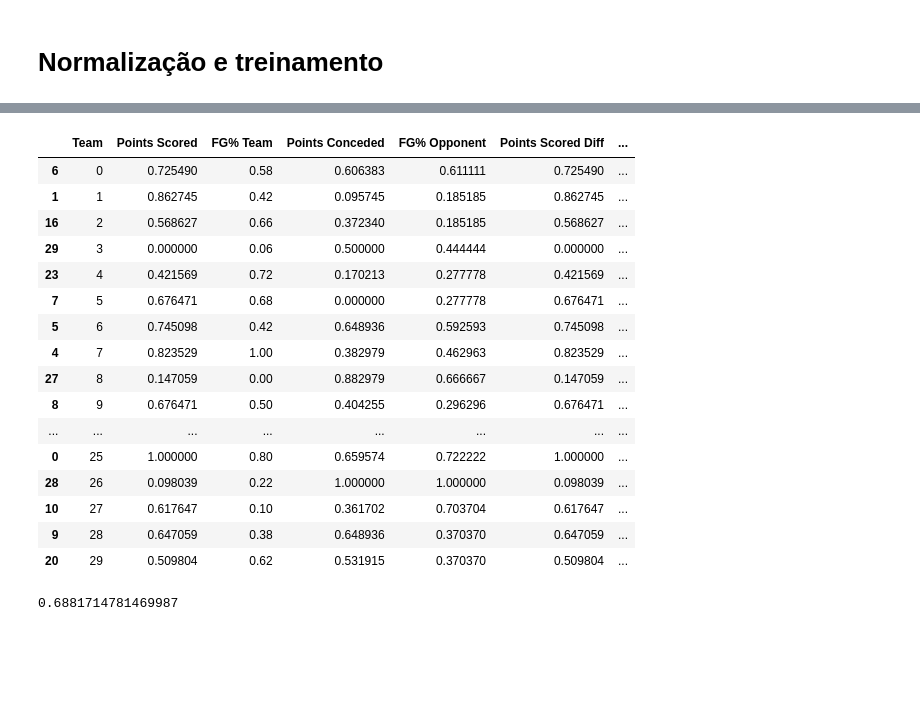
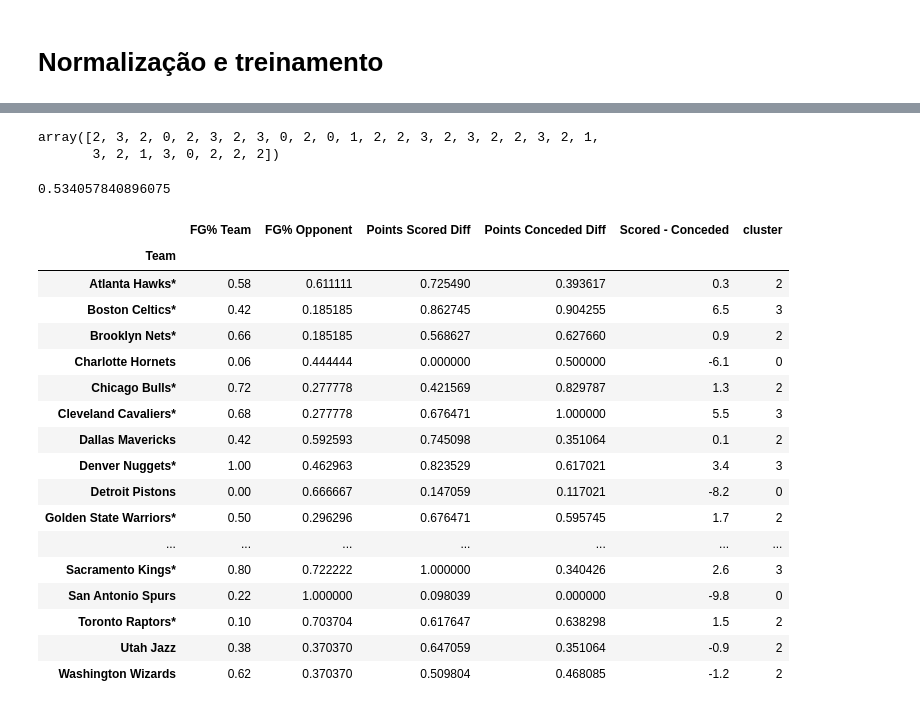
Before and after one commit to JV-Machado/NBA_team_clustering, a Jupyter notebook: NBA_Clustering.ipynb, the cells around one changed output, grey strips where cells are left out. Cells and saved outputs as stored; diff of their text form; code cells hidden in the pictures; blank space fills up the shorter version.

```diff
--- a/NBA_Clustering.ipynb
+++ b/NBA_Clustering.ipynb
@@ -178,23 +138,0 @@ df
-# %%
-kmeans = KMeans(n_clusters=13, random_state=0, n_init="auto").fit(df)
-df['cluster'] = kmeans.labels_
-# %%
-df
-# %% [output]
-|  | Team | Points Scored | FG% Team | Points Conceded | FG% Opponent | Points Scored Diff | ... |
-| 6 | 0 | 0.725490 | 0.58 | 0.606383 | 0.611111 | 0.725490 | ... |
-| 1 | 1 | 0.862745 | 0.42 | 0.095745 | 0.185185 | 0.862745 | ... |
-| 16 | 2 | 0.568627 | 0.66 | 0.372340 | 0.185185 | 0.568627 | ... |
-| 29 | 3 | 0.000000 | 0.06 | 0.500000 | 0.444444 | 0.000000 | ... |
-| 23 | 4 | 0.421569 | 0.72 | 0.170213 | 0.277778 | 0.421569 | ... |
-| 7 | 5 | 0.676471 | 0.68 | 0.000000 | 0.277778 | 0.676471 | ... |
-| 5 | 6 | 0.745098 | 0.42 | 0.648936 | 0.592593 | 0.745098 | ... |
-| 4 | 7 | 0.823529 | 1.00 | 0.382979 | 0.462963 | 0.823529 | ... |
-| 27 | 8 | 0.147059 | 0.00 | 0.882979 | 0.666667 | 0.147059 | ... |
-| 8 | 9 | 0.676471 | 0.50 | 0.404255 | 0.296296 | 0.676471 | ... |
-| ... | ... | ... | ... | ... | ... | ... | ... |
-| 0 | 25 | 1.000000 | 0.80 | 0.659574 | 0.722222 | 1.000000 | ... |
-| 28 | 26 | 0.098039 | 0.22 | 1.000000 | 1.000000 | 0.098039 | ... |
-| 10 | 27 | 0.617647 | 0.10 | 0.361702 | 0.703704 | 0.617647 | ... |
-| 9 | 28 | 0.647059 | 0.38 | 0.648936 | 0.370370 | 0.647059 | ... |
-| 20 | 29 | 0.509804 | 0.62 | 0.531915 | 0.370370 | 0.509804 | ... |
@@ -201,8 +143,36 @@ df
+# %%
+labels = ap.labels_
+labels
+# %% [output]
+array([2, 3, 2, 0, 2, 3, 2, 3, 0, 2, 0, 1, 2, 2, 3, 2, 3, 2, 2, 3, 2, 1,
+       3, 2, 1, 3, 0, 2, 2, 2])
 # %%
-silhouette_avg = silhouette_score(df, kmeans.labels_)
+silhouette_avg = silhouette_score(df, labels)
 print(silhouette_avg)
 # %% [output]
-0.6881714781469987
+0.534057840896075
+# %%
+df['cluster'] = labels
+df
+# %% [output]
+|  | FG% Team | FG% Opponent | Points Scored Diff | Points Conceded Diff | Scored - Conceded | cluster |
+| Team |  |  |  |  |  |  |
+| Atlanta Hawks* | 0.58 | 0.611111 | 0.725490 | 0.393617 | 0.3 | 2 |
+| Boston Celtics* | 0.42 | 0.185185 | 0.862745 | 0.904255 | 6.5 | 3 |
+| Brooklyn Nets* | 0.66 | 0.185185 | 0.568627 | 0.627660 | 0.9 | 2 |
+| Charlotte Hornets | 0.06 | 0.444444 | 0.000000 | 0.500000 | -6.1 | 0 |
+| Chicago Bulls* | 0.72 | 0.277778 | 0.421569 | 0.829787 | 1.3 | 2 |
+| Cleveland Cavaliers* | 0.68 | 0.277778 | 0.676471 | 1.000000 | 5.5 | 3 |
+| Dallas Mavericks | 0.42 | 0.592593 | 0.745098 | 0.351064 | 0.1 | 2 |
+| Denver Nuggets* | 1.00 | 0.462963 | 0.823529 | 0.617021 | 3.4 | 3 |
+| Detroit Pistons | 0.00 | 0.666667 | 0.147059 | 0.117021 | -8.2 | 0 |
+| Golden State Warriors* | 0.50 | 0.296296 | 0.676471 | 0.595745 | 1.7 | 2 |
+| ... | ... | ... | ... | ... | ... | ... |
+| Sacramento Kings* | 0.80 | 0.722222 | 1.000000 | 0.340426 | 2.6 | 3 |
+| San Antonio Spurs | 0.22 | 1.000000 | 0.098039 | 0.000000 | -9.8 | 0 |
+| Toronto Raptors* | 0.10 | 0.703704 | 0.617647 | 0.638298 | 1.5 | 2 |
+| Utah Jazz | 0.38 | 0.370370 | 0.647059 | 0.351064 | -0.9 | 2 |
+| Washington Wizards | 0.62 | 0.370370 | 0.509804 | 0.468085 | -1.2 | 2 |
 # %%
 tsne = TSNE(perplexity=10)
 plt.figure(figsize=(8,8))
```
Also changed, not shown: parts of 9 cells of this notebook.
